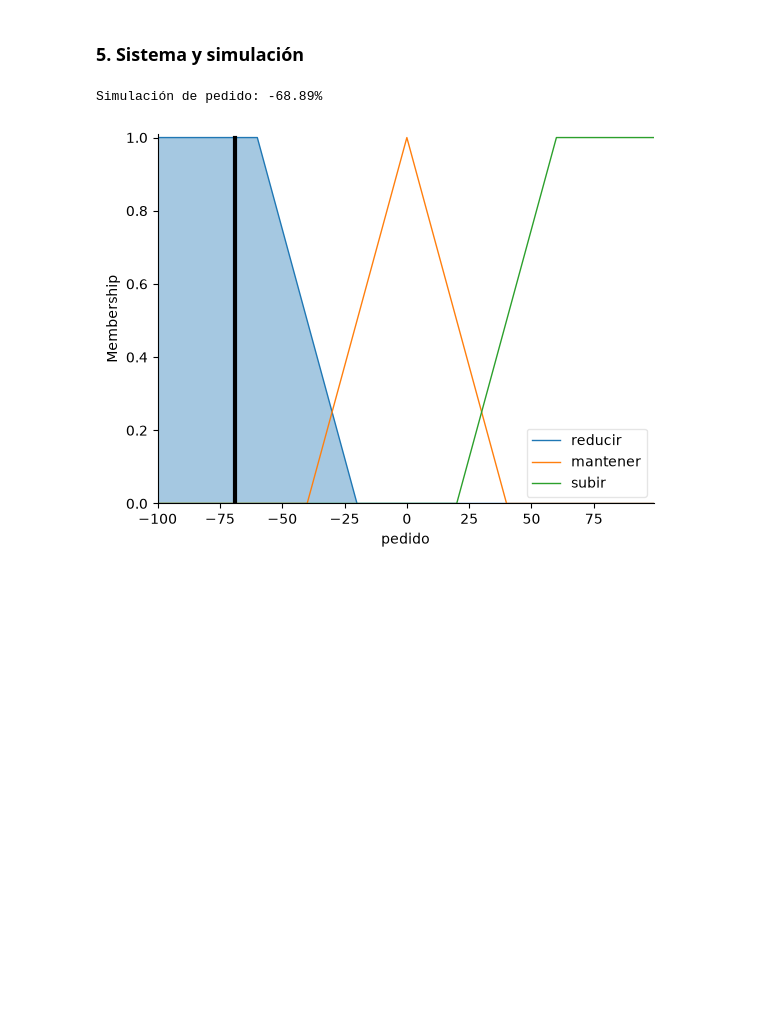
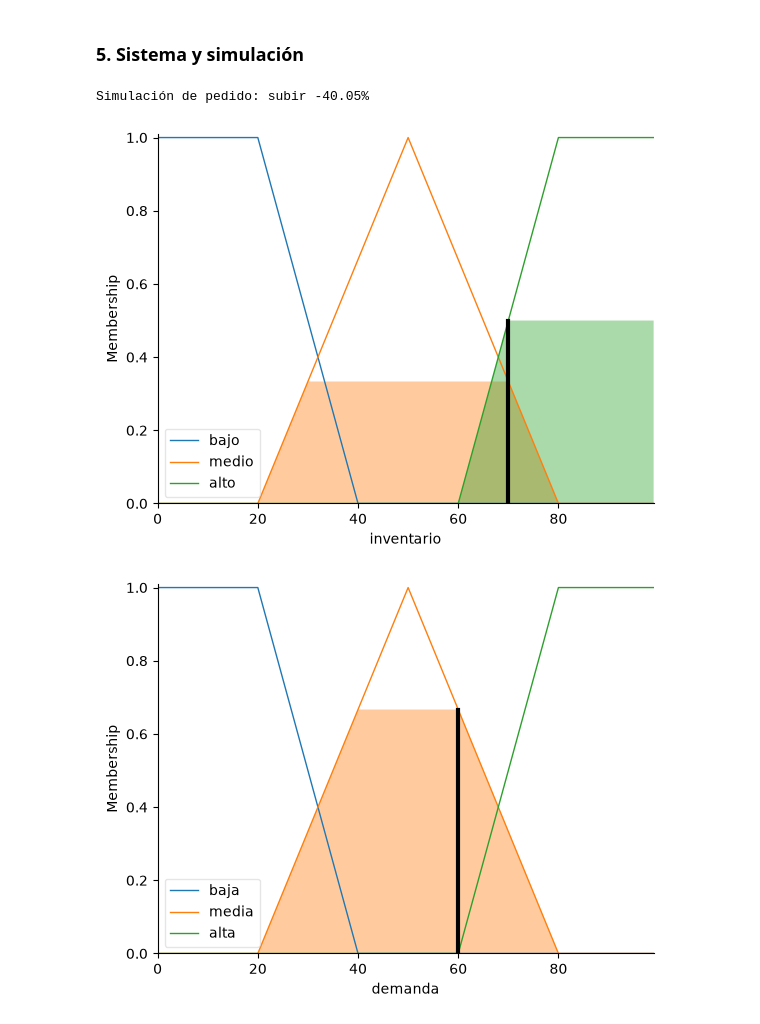
Before and after one commit to ErikAT04/PIA_SBRFUZZY, a Jupyter notebook: SBR_FUZZY_Practica1.ipynb, the cells around one changed output. Saved outputs shown, nothing was run; the diff lists cells and outputs as text; code cells hidden in the pictures; blank space fills up the shorter version.

```diff
--- a/SBR_FUZZY_Practica1.ipynb
+++ b/SBR_FUZZY_Practica1.ipynb
@@ -103,11 +103,14 @@ reglas.append(ctrl.Rule(inventario["alto"], pedido["reducir"]))
 # %%
 sistema = ctrl.ControlSystem(reglas)
 sim = ctrl.ControlSystemSimulation(sistema)
-sim.input['inventario'] = 80
-sim.input['demanda'] = 90
+sim.input['inventario'] = 70
+sim.input['demanda'] = 60
 sim.compute()
-print(f"Simulación de pedido: {sim.output['pedido']:.2f}%")
+print(f"Simulación de pedido: {"subir"} {sim.output['pedido']:.2f}%")
+inventario.view(sim)
+demanda.view(sim)
 pedido.view(sim)
 # %% [output]
-Simulación de pedido: -68.89%
+Simulación de pedido: subir -40.05%
-[figure, old version]
+[figure, new version]
+[figure, added]
```
Also changed, not shown: parts of 1 cell of this notebook.
